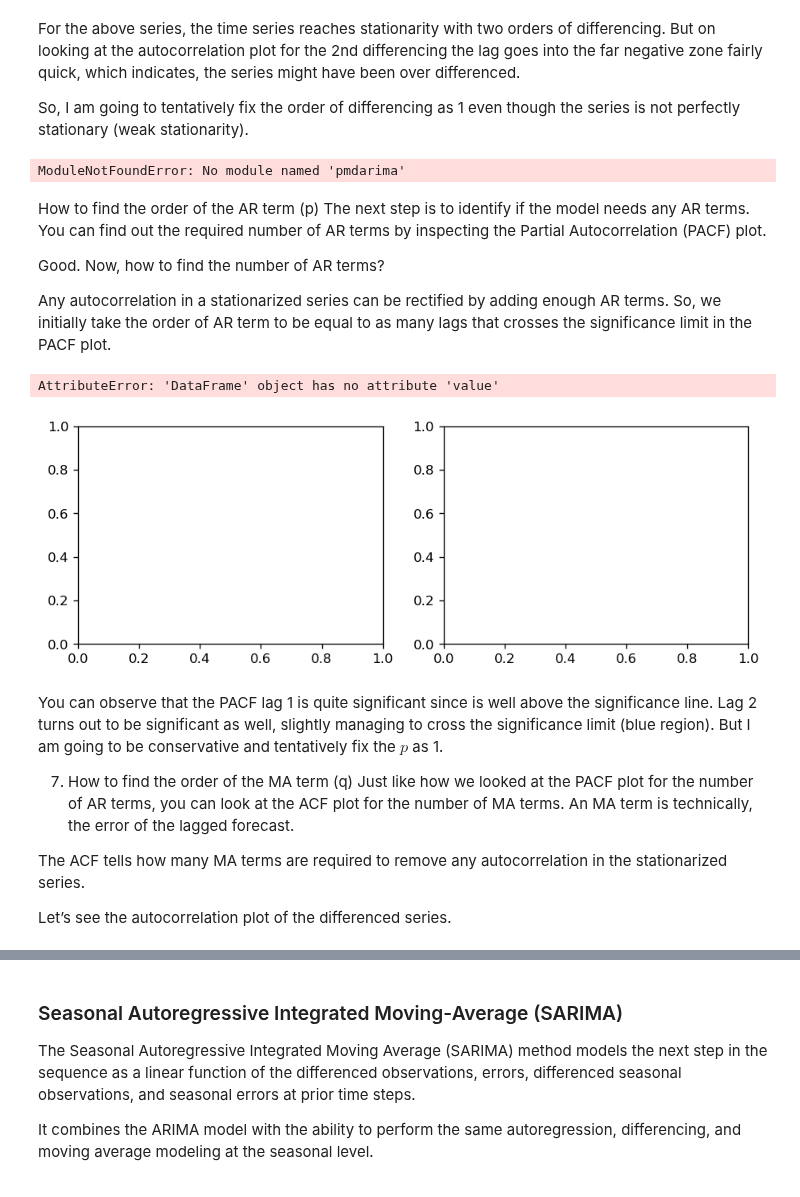
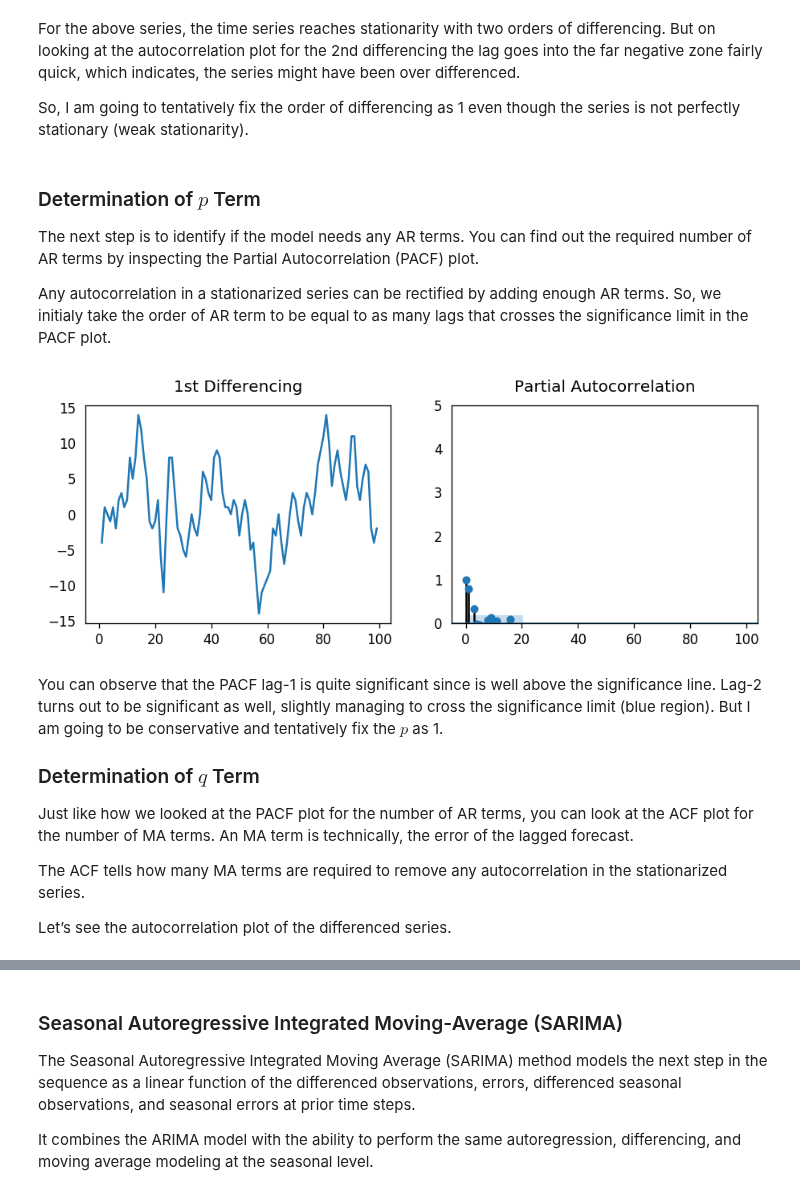
Before and after one commit to matteosan1/finance_course, a Jupyter notebook: time_series.ipynb, the cells around one changed output, grey strips where cells are left out. Drawn from its saved outputs; the diff is of its cells as text; code cells hidden in the pictures.

```diff
--- a/time_series.ipynb
+++ b/time_series.ipynb
@@ -644,6 +803,10 @@ So, in our case, if p-value > 0.05 we go ahead with finding the order of differe
 # %%
 from statsmodels.tsa.stattools import adfuller
 from numpy import log
+
+df = pd.read_csv('https://raw.githubusercontent.com/selva86/datasets/master/wwwusage.csv',
+                 names=['value'], header=0)
+
 result = adfuller(df.value.dropna())
 print('ADF Statistic: %f' % result[0])
 print('p-value: %f' % result[1])
@@ -653,24 +816,18 @@ p-value: 0.124419
 # %% [markdown]
 Since p-value is greater than the significance level, let’s difference the series and see how the autocorrelation plot looks like
 # %%
-import numpy as np, pandas as pd
+import numpy as np
 from statsmodels.graphics.tsaplots import plot_acf, plot_pacf
 import matplotlib.pyplot as plt
-plt.rcParams.update({'figure.figsize':(9,7), 'figure.dpi':120})
+plt.rcParams.update({'figure.figsize':(8,6)})
 
-# Import data
-df = pd.read_csv('https://raw.githubusercontent.com/selva86/datasets/master/wwwusage.csv', names=['value'], header=0)
-
-# Original Series
 fig, axes = plt.subplots(3, 2, sharex=True)
 axes[0, 0].plot(df.value); axes[0, 0].set_title('Original Series')
 plot_acf(df.value, ax=axes[0, 1])
 
-# 1st Differencing
 axes[1, 0].plot(df.value.diff()); axes[1, 0].set_title('1st Order Differencing')
 plot_acf(df.value.diff().dropna(), ax=axes[1, 1])
 
-# 2nd Differencing
 axes[2, 0].plot(df.value.diff().diff()); axes[2, 0].set_title('2nd Order Differencing')
 plot_acf(df.value.diff().diff().dropna(), ax=axes[2, 1])
 
@@ -681,39 +838,25 @@ plt.show()
 For the above series, the time series reaches stationarity with two orders of differencing. But on looking at the autocorrelation plot for the 2nd differencing the lag goes into the far negative zone fairly quick, which indicates, the series might have been over differenced.
 
 So, I am going to tentatively fix the order of differencing as 1 even though the series is not perfectly stationary (weak stationarity).
-# %%
-from pmdarima.arima.utils import ndiffs
-df = pd.read_csv('https://raw.githubusercontent.com/selva86/datasets/master/wwwusage.csv', names=['value'], header=0)
-y = df.value
-
-## Adf Test
-ndiffs(y, test='adf')  # 2
-# %% [output]
-ModuleNotFoundError: No module named 'pmdarima'
 # %% [markdown]
-How to find the order of the AR term (p)
+### Determination of $p$ Term
 The next step is to identify if the model needs any AR terms. You can find out the required number of AR terms by inspecting the Partial Autocorrelation (PACF) plot.
 
-
-Good. Now, how to find the number of AR terms?
-
-Any autocorrelation in a stationarized series can be rectified by adding enough AR terms. So, we initially take the order of AR term to be equal to as many lags that crosses the significance limit in the PACF plot.
+Any autocorrelation in a stationarized series can be rectified by adding enough AR terms. So, we initialy take the order of AR term to be equal to as many lags that crosses the significance limit in the PACF plot.
 # %%
-# PACF plot of 1st differenced series
-plt.rcParams.update({'figure.figsize':(9,3), 'figure.dpi':120})
+plt.rcParams.update({'figure.figsize':(9,3)})
 
 fig, axes = plt.subplots(1, 2, sharex=True)
 axes[0].plot(df.value.diff()); axes[0].set_title('1st Differencing')
 axes[1].set(ylim=(0,5))
 plot_pacf(df.value.diff().dropna(), ax=axes[1])
 plt.show()
 # %% [output]
-AttributeError: 'DataFrame' object has no attribute 'value'
-[figure, old version]
+[figure, new version]
 # %% [markdown]
-You can observe that the PACF lag 1 is quite significant since is well above the significance line. Lag 2 turns out to be significant as well, slightly managing to cross the significance limit (blue region). But I am going to be conservative and tentatively fix the $p$ as 1.
+You can observe that the PACF lag-1 is quite significant since is well above the significance line. Lag-2 turns out to be significant as well, slightly managing to cross the significance limit (blue region). But I am going to be conservative and tentatively fix the $p$ as 1.
 
-7. How to find the order of the MA term (q)
+### Determination of $q$ Term
 Just like how we looked at the PACF plot for the number of AR terms, you can look at the ACF plot for the number of MA terms. An MA term is technically, the error of the lagged forecast.
 
 The ACF tells how many MA terms are required to remove any autocorrelation in the stationarized series.
```
Also changed, not shown: parts of 94 cells of this notebook, 5 other files.
